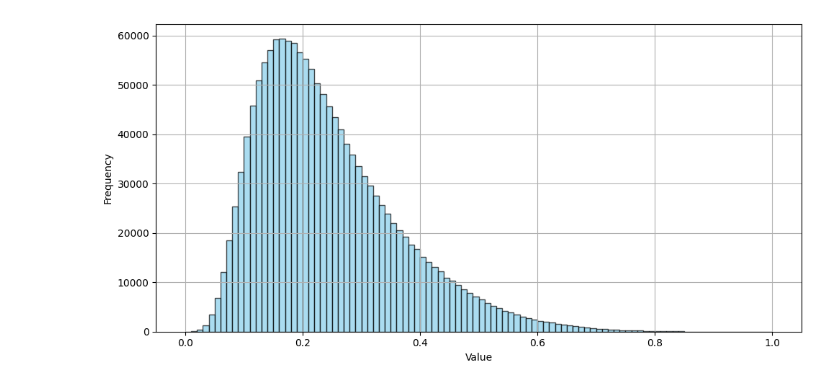
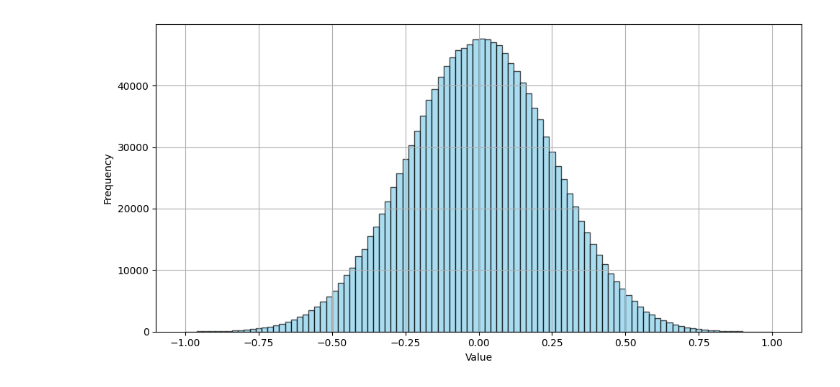
Before and after one commit to chillmelon/fxml, a Jupyter notebook: notebook/Examine_Data.ipynb, the cells around one changed output. Drawn from its saved outputs; the diff is of its cells as text; code cells hidden in the pictures.

```diff
--- a/notebook/Examine_Data.ipynb
+++ b/notebook/Examine_Data.ipynb
@@ -64,13 +83,13 @@ df.columns.to_list()
 # %%
 import matplotlib.pyplot as plt
 
 plt.figure(figsize=(10, 5))
-plt.hist(df['adx14'], bins=100, alpha=0.7, color='skyblue', edgecolor='black')
+plt.hist(df['rsi14'], bins=100, alpha=0.7, color='skyblue', edgecolor='black')
 
 plt.xlabel('Value')
 plt.ylabel('Frequency')
 plt.grid(True)
 plt.tight_layout()
 plt.show()
 # %% [output]
-[figure, old version]
+[figure, new version]
```
Also changed, not shown: parts of 4 cells of this notebook, 4 other files.
